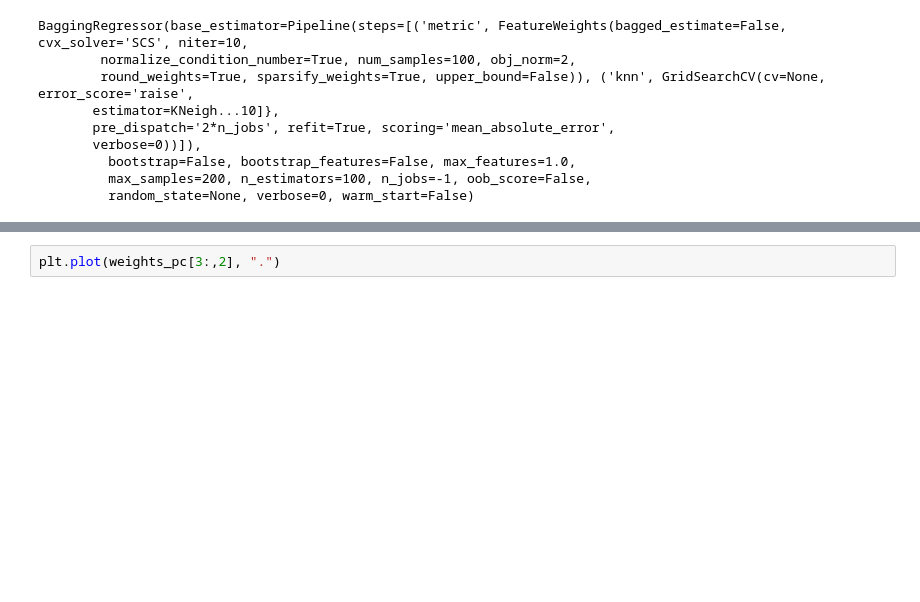
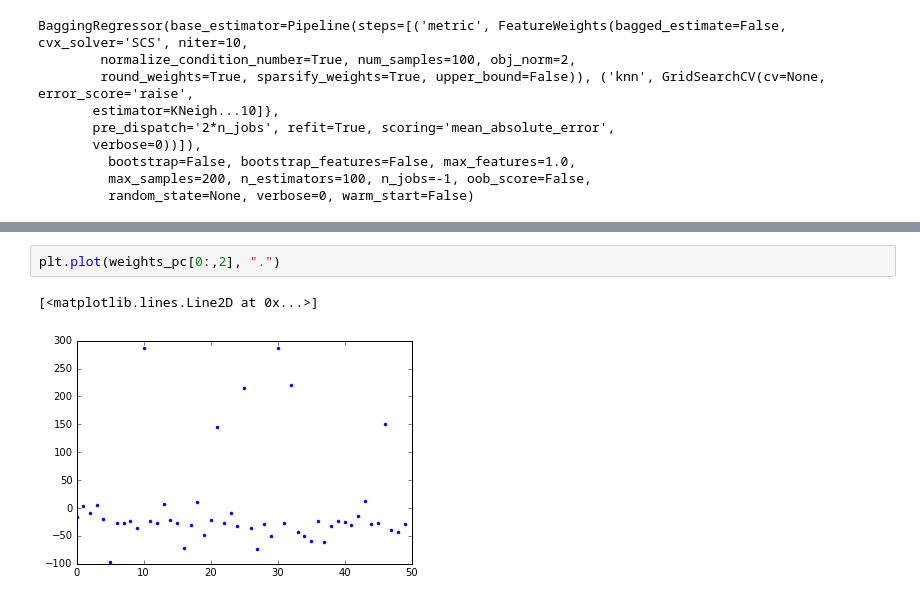
Before and after one commit to myazdani/microbiome-regression, a Jupyter notebook: scripts/AG-regressions.ipynb, the cells around one changed output, grey strips where cells are left out. Drawn from its saved outputs; the diff is of its cells as text; blank space fills up the shorter version.

```diff
--- a/scripts/AG-regressions.ipynb
+++ b/scripts/AG-regressions.ipynb
@@ -386,2 +399,5 @@ print weights_pc.shape
 # %%
-plt.plot(weights_pc[3:,2], ".")
+plt.plot(weights_pc[0:,2], ".")
+# %% [output]
+[<matplotlib.lines.Line2D at 0x...>]
+[figure, added]
```
Also changed, not shown: parts of 73 cells of this notebook.
